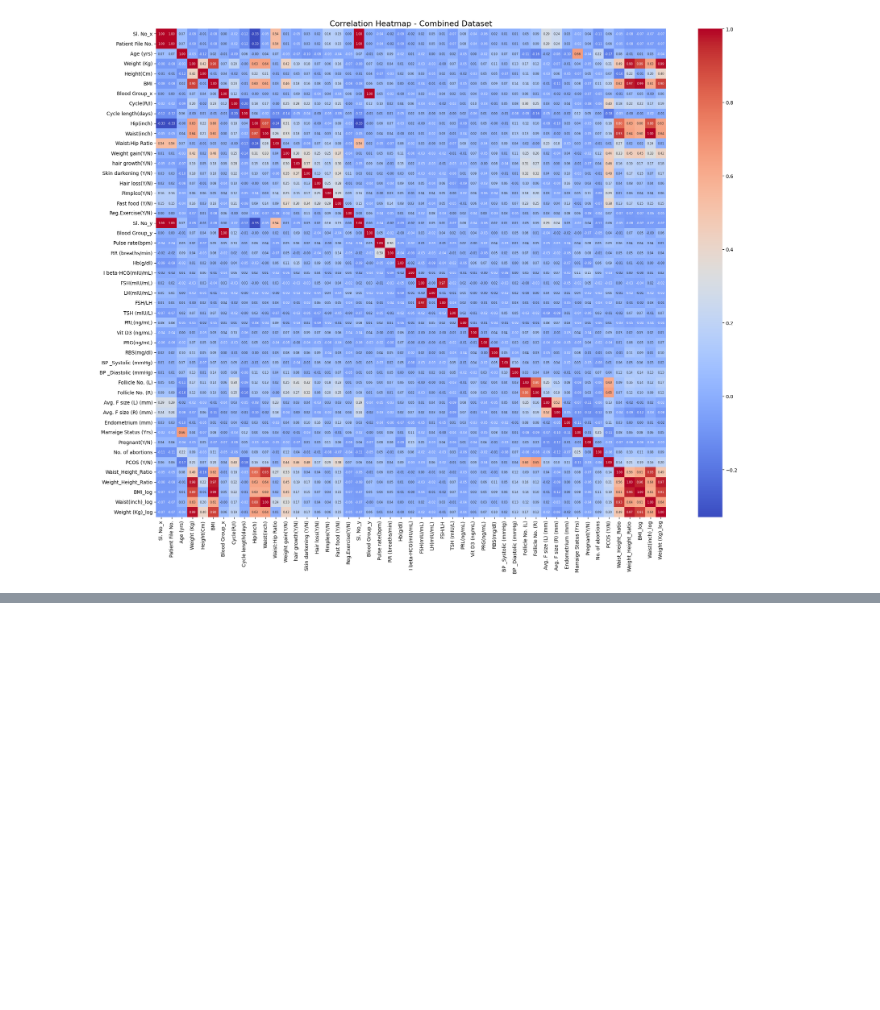
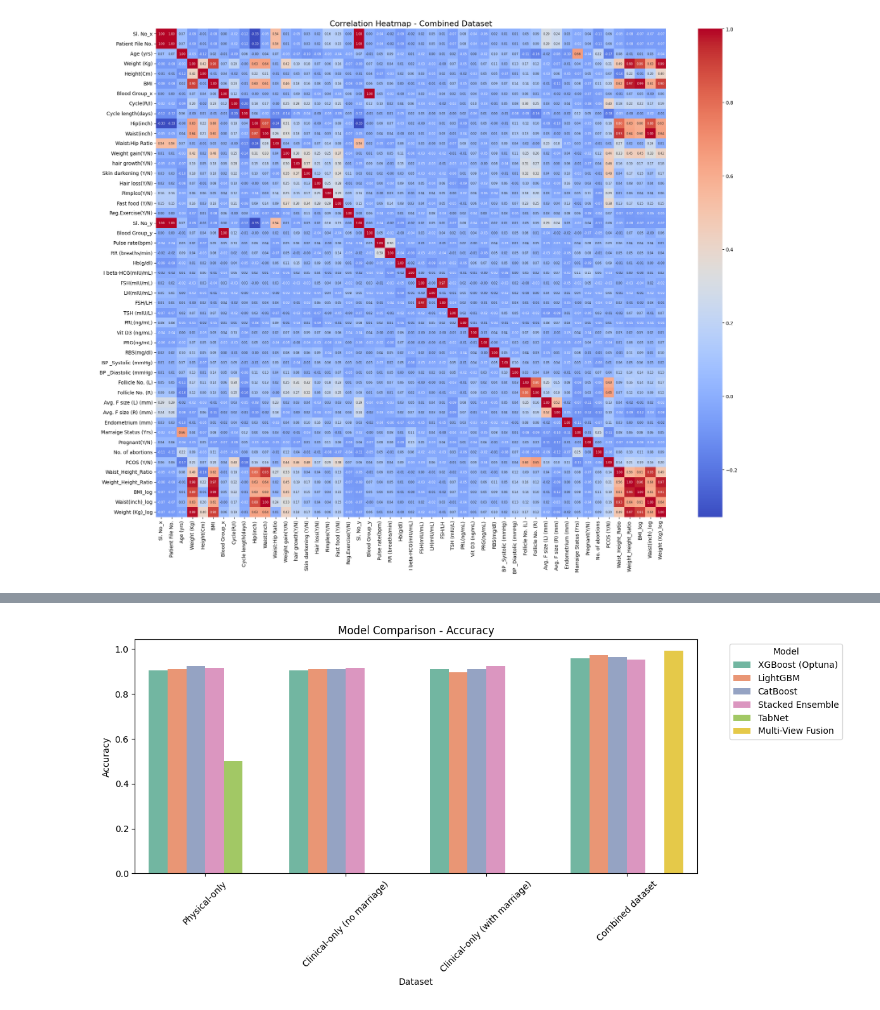
Before and after one commit to Yashikagoyal2105/ai-research-hub, a Jupyter notebook: early-pcos-risk-detection.ipynb, the cells around one changed output, grey strips where cells are left out. Saved outputs shown, nothing was run; the diff lists cells and outputs as text; code cells hidden in the pictures; blank space fills up the shorter version.

```diff
--- a/early-pcos-risk-detection.ipynb
+++ b/early-pcos-risk-detection.ipynb
@@ -630,0 +827,81 @@ Saved pcos_lightgbm_comb to Kaggle output.
+# %%
+# ==============================
+# 1. Extend final_results with TabNet & Fusion
+# ==============================
+final_results = pd.concat([final_results, results_tabnet, results_fusion], ignore_index=True)
+
+# ==============================
+# 2. Styled Tables
+# ==============================
+styled_all = final_results.style\
+    .background_gradient(cmap="Blues")\
+    .format("{:.3f}", subset=["Accuracy","Precision","Recall","F1","ROC-AUC"])\
+    .set_caption("Performance of All Models Across Dataset Forms")
+
+styled_summary = final_results.loc[
+    final_results.groupby("Dataset")["ROC-AUC"].idxmax()
+].style\
+    .background_gradient(cmap="Greens")\
+    .format("{:.3f}", subset=["Accuracy","Precision","Recall","F1","ROC-AUC"])\
+    .set_caption("Best Model per Dataset (Auto-selected by ROC-AUC)")
+
+display(styled_all)
+display(styled_summary)
+
+# ==============================
+# 3. Model Comparison Graphs
+# ==============================
+metrics = ["Accuracy", "ROC-AUC", "F1", "Precision"]
+
+for metric in metrics:
+    plt.figure(figsize=(12,6))
+    sns.barplot(data=final_results, x="Dataset", y=metric, hue="Model", palette="Set2")
+    plt.title(f"Model Comparison - {metric}")
+    plt.xticks(rotation=45)
+    plt.legend(title="Model", bbox_to_anchor=(1.05, 1), loc="upper left")
+    plt.tight_layout()
+    plt.savefig(f"/kaggle/working/model_comparison_{metric.lower()}.png", dpi=300, bbox_inches="tight")
+    plt.show()
+
+# ==============================
+# 4. ROC Curves (Baseline + TabNet + Fusion)
+# ==============================
+def plot_roc_curves(models_dict, X_test, y_test, dataset_label):
+    plt.figure(figsize=(8,6))
+    for name, model in models_dict.items():
+        y_prob = model.predict_proba(X_test)[:,1]
+        fpr, tpr, _ = roc_curve(y_test, y_prob)
+        auc = roc_auc_score(y_test, y_prob)
+        plt.plot(fpr, tpr, label=f"{name} (AUC={auc:.3f})")
+    plt.plot([0,1],[0,1],"k--")
+    plt.xlabel("False Positive Rate")
+    plt.ylabel("True Positive Rate")
+    plt.title(f"ROC Curves - {dataset_label}")
+    plt.legend()
+    plt.show()
+
+# Physical dataset ROC curves
+plot_roc_curves(models_phys, X_phys_test, y_phys_test, "Physical-only")
+
+# Add TabNet
+y_prob_tabnet = tabnet.predict_proba(X_phys_test)[:,1]
+fpr, tpr, _ = roc_curve(y_phys_test, y_prob_tabnet)
+plt.plot(fpr, tpr, label=f"TabNet (AUC={roc_auc_score(y_phys_test,y_prob_tabnet):.3f})")
+plt.plot([0,1],[0,1],"k--")
+plt.xlabel("False Positive Rate")
+plt.ylabel("True Positive Rate")
+plt.title("ROC Curves - Physical-only (with TabNet)")
+plt.legend()
+plt.show()
+
+# Fusion ROC curve (Combined dataset)
+y_prob_fusion = torch.softmax(fusion_model([X_phys_tensor, X_clin_tensor, X_clin_m_tensor]), dim=1)[:,1].detach().numpy()
+fpr, tpr, _ = roc_curve(y_comb_test, y_prob_fusion)
+plt.plot(fpr, tpr, label=f"Fusion (AUC={roc_auc_score(y_comb_test,y_prob_fusion):.3f})")
+plt.plot([0,1],[0,1],"k--")
+plt.xlabel("False Positive Rate")
+plt.ylabel("True Positive Rate")
+plt.title("ROC Curves - Combined dataset (Fusion)")
+plt.legend()
+plt.show()
+# %% [output]
@@ -630,0 +932 @@ Saved pcos_lightgbm_comb to Kaggle output.
+[figure, added]
```
Also changed, not shown: parts of 17 cells of this notebook.
